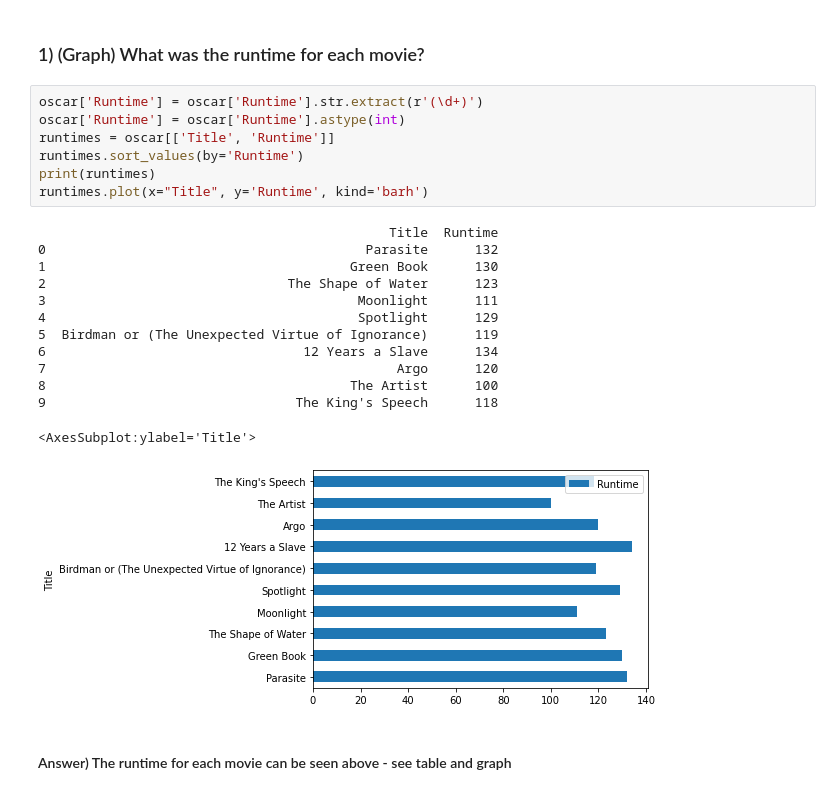
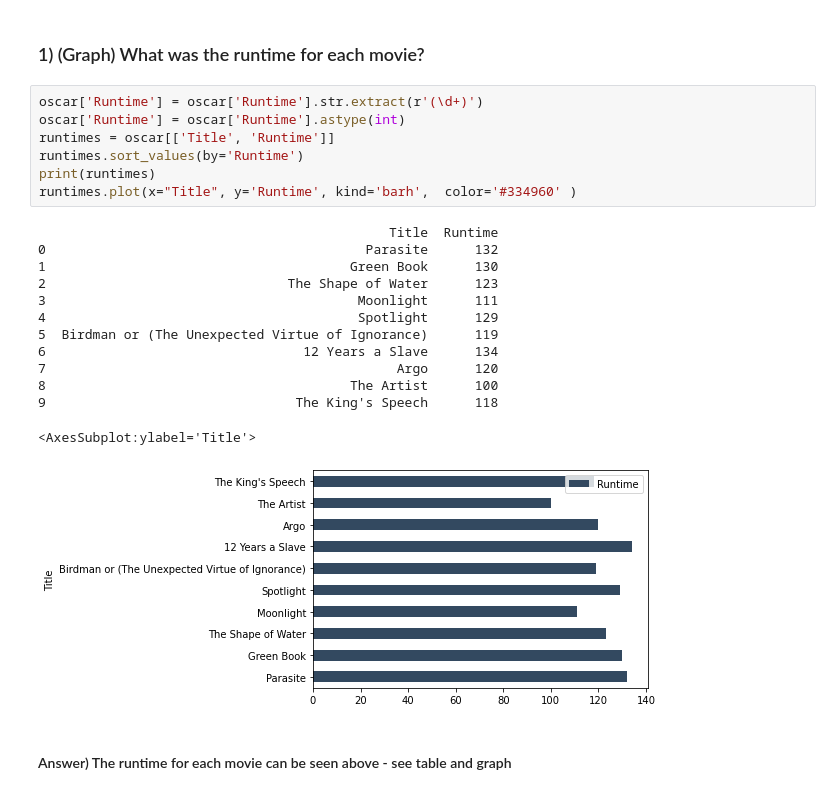
Before and after one commit to Janainaf/movie-Api, a Jupyter notebook: movie_analysis.ipynb, the cells around one changed output. Saved outputs shown, nothing was run; the diff lists cells and outputs as text.

Commit message:
added images

```diff
--- a/movie_analysis.ipynb
+++ b/movie_analysis.ipynb
@@ -15,24 +15,24 @@ oscar.head(2)
 # %%
 oscar['Runtime'] = oscar['Runtime'].str.extract(r'(\d+)')
 oscar['Runtime'] = oscar['Runtime'].astype(int)
 runtimes = oscar[['Title', 'Runtime']]
 runtimes.sort_values(by='Runtime')
 print(runtimes)
-runtimes.plot(x="Title", y='Runtime', kind='barh')
+runtimes.plot(x="Title", y='Runtime', kind='barh',  color='#334960' )
 # %% [output]
                                              Title  Runtime
 0                                         Parasite      132
 1                                       Green Book      130
 2                               The Shape of Water      123
 3                                        Moonlight      111
 4                                        Spotlight      129
 5  Birdman or (The Unexpected Virtue of Ignorance)      119
 6                                 12 Years a Slave      134
 7                                             Argo      120
 8                                       The Artist      100
 9                                The King's Speech      118
 <AxesSubplot:ylabel='Title'>
-[figure, old version]
+[figure, new version]
 # %% [markdown]
 #### Answer) The  runtime for each movie can be seen above -  see table and graph
 # %% [markdown]
```
Also changed, not shown: parts of 3 cells of this notebook, 5 other files.
